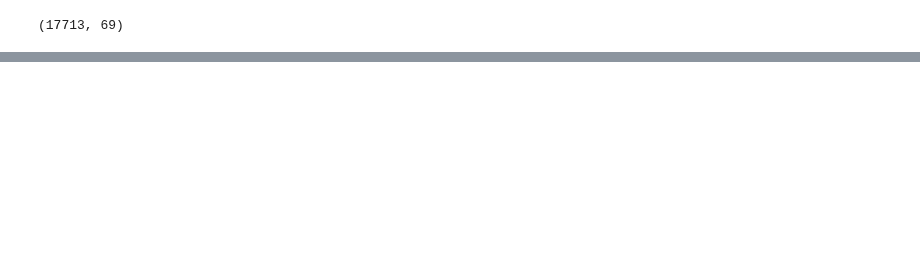
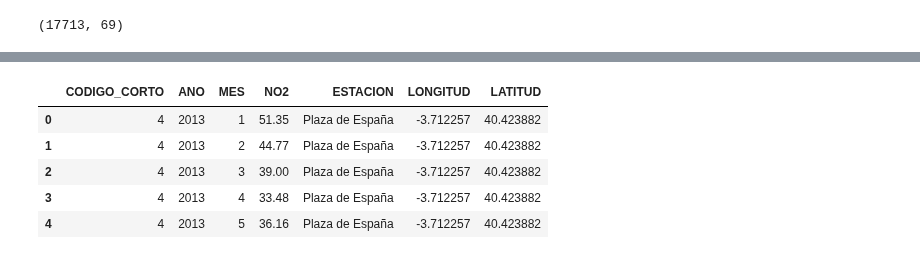
Before and after one commit to charlieciordia/AQ-MAD, a Jupyter notebook: notebook/AQ_Temporal_Insights_Lab.ipynb, the cells around one changed output, grey strips where cells are left out. Cells and saved outputs as stored; diff of their text form; code cells hidden in the pictures; blank space fills up the shorter version.

```diff
--- a/notebook/AQ_Temporal_Insights_Lab.ipynb
+++ b/notebook/AQ_Temporal_Insights_Lab.ipynb
@@ -328,0 +324,2 @@ dft
+# %%
+dft["NO2"] = dft["NO2"].round(2)
@@ -328,0 +335,2 @@ dft
+# %%
+dft.rename(columns={'ESTACION': 'CODIGO_CORTO'}, inplace=True)
@@ -328,0 +346,3 @@ dft
+# %%
+estaciones_clean = estaciones.loc[:, ['CODIGO_CORTO', 'ESTACION', 'LONGITUD', 'LATITUD']].copy()
+estaciones_clean.head()
@@ -328,0 +356,11 @@ dft
+# %%
+hist_est = dft.merge(estaciones_clean, on='CODIGO_CORTO', how='inner')
+# %%
+hist_est.head()
+# %% [output]
+|  | CODIGO_CORTO | ANO | MES | NO2 | ESTACION | LONGITUD | LATITUD |
+| 0 | 4 | 2013 | 1 | 51.35 | Plaza de España | -3.712257 | 40.423882 |
+| 1 | 4 | 2013 | 2 | 44.77 | Plaza de España | -3.712257 | 40.423882 |
+| 2 | 4 | 2013 | 3 | 39.00 | Plaza de España | -3.712257 | 40.423882 |
+| 3 | 4 | 2013 | 4 | 33.48 | Plaza de España | -3.712257 | 40.423882 |
+| 4 | 4 | 2013 | 5 | 36.16 | Plaza de España | -3.712257 | 40.423882 |
```
Also changed, not shown: parts of 12 cells of this notebook, 12 other files.
